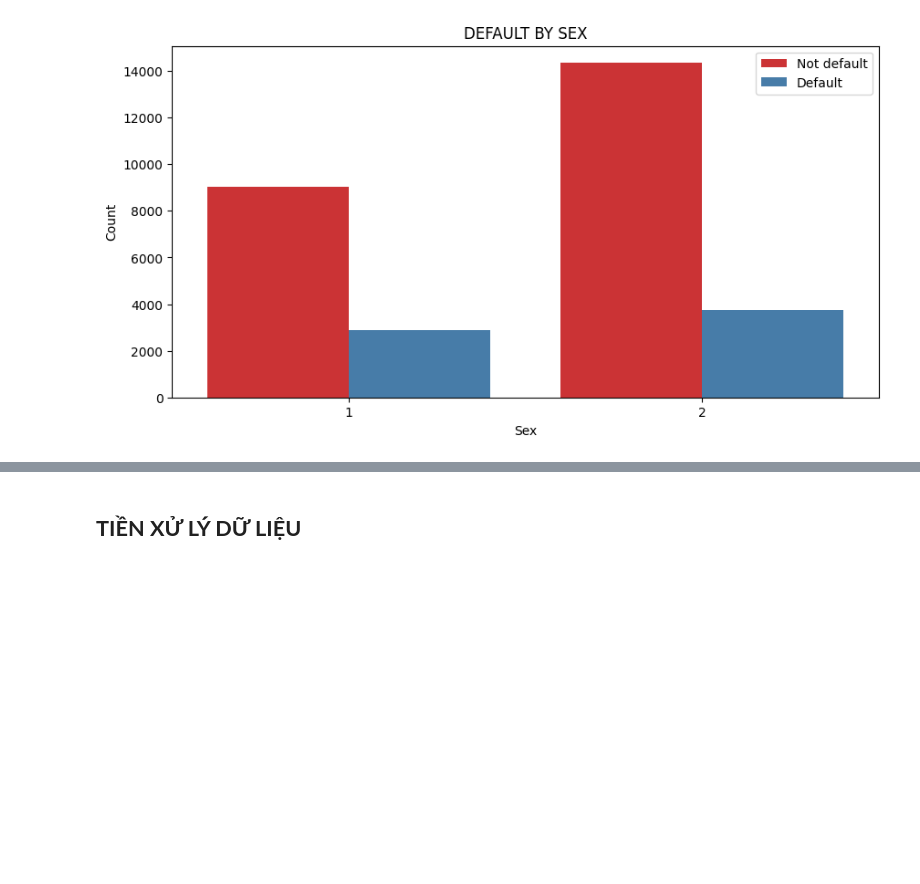
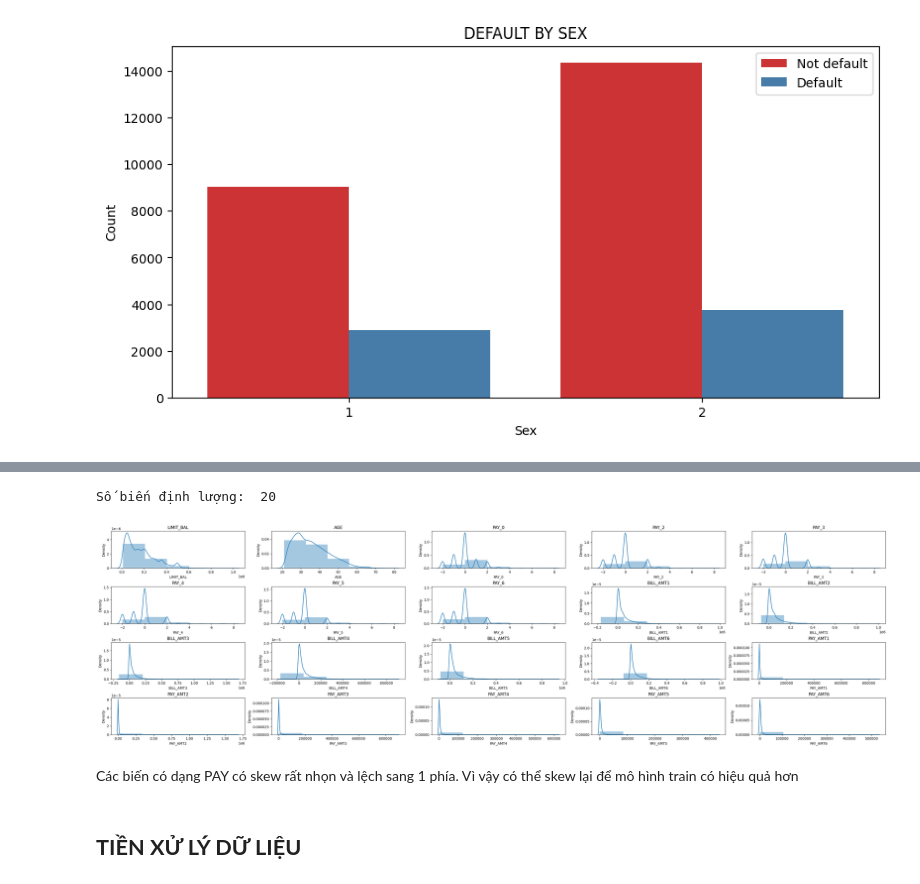
Before and after one commit to tnt305/Creditcard-default-prediction, a Jupyter notebook: Default credit card.ipynb, the cells around one changed output, grey strips where cells are left out. Cells and saved outputs as stored; diff of their text form; code cells hidden in the pictures; blank space fills up the shorter version.

```diff
--- a/Default credit card.ipynb
+++ b/Default credit card.ipynb
@@ -113,0 +112,9 @@ Cột Education có nhóm 4,5,6 có số lượng khá ít và không thuộc c
+# %%
+num_col = []
+for x in df.dtypes.index:
+    if df.dtypes[x] != 'object':
+        num_col.append(x)
+
+for col in num_col:
+    print(col)
+    print(df[col].unique())
@@ -114,3 +139,38 @@ Cột Education có nhóm 4,5,6 có số lượng khá ít và không thuộc c
+# %%
+num_col.remove('ID')
+num_col.remove('SEX')
+num_col.remove('EDUCATION')
+num_col.remove('MARRIAGE')
+num_col.remove('default.payment.next.month')
+# %%
+# Mô tả biến định lượng
+
+def _plot_numeric_classes(df, col, bins=10, hist=True, kde=True):
+    sns.distplot(df[col],
+                 bins = bins,
+                 hist = hist,
+                 kde = kde)
+
+def distribution_numeric(df, numeric_cols, row= 9, col=5, figsize=(40, 25), bins = 5):
+    print('Số biến định lượng: ', len(numeric_cols))
+    #assert row*(col-1) < len(numeric_cols)
+    plt.figure(figsize = figsize)
+    plt.subplots_adjust(left=None, bottom=None, right=None, top=None, wspace=0.2, hspace=0.5)
+    for i in range(1, len(numeric_cols)+1):
+      try:
+        plt.subplot(row, col, i)
+        _plot_numeric_classes(df, numeric_cols[i-1], bins = bins)
+        plt.title(numeric_cols[i-1])
+      except:
+        print('Error {}'.format(numeric_cols[i-1]))
+        break
+
+distribution_numeric(df, num_col)
+# %% [output]
+Số biến định lượng:  20
+[figure, added]
+# %% [markdown]
+Các biến có dạng PAY có skew rất nhọn và lệch sang 1 phía. Vì vậy có thể skew lại để mô hình train có hiệu quả hơn
 # %% [markdown]
 ## **TIỀN XỬ LÝ DỮ LIỆU**
 # %% [markdown]
```
Also changed, not shown: parts of 27 cells of this notebook.
